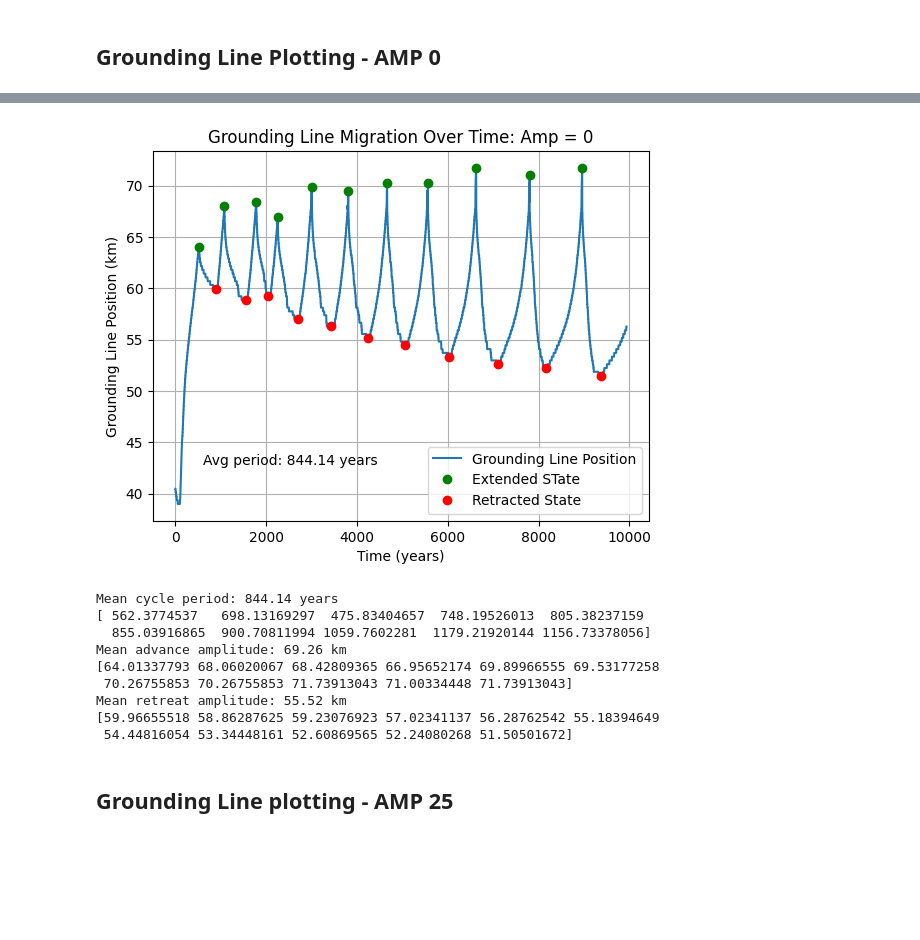
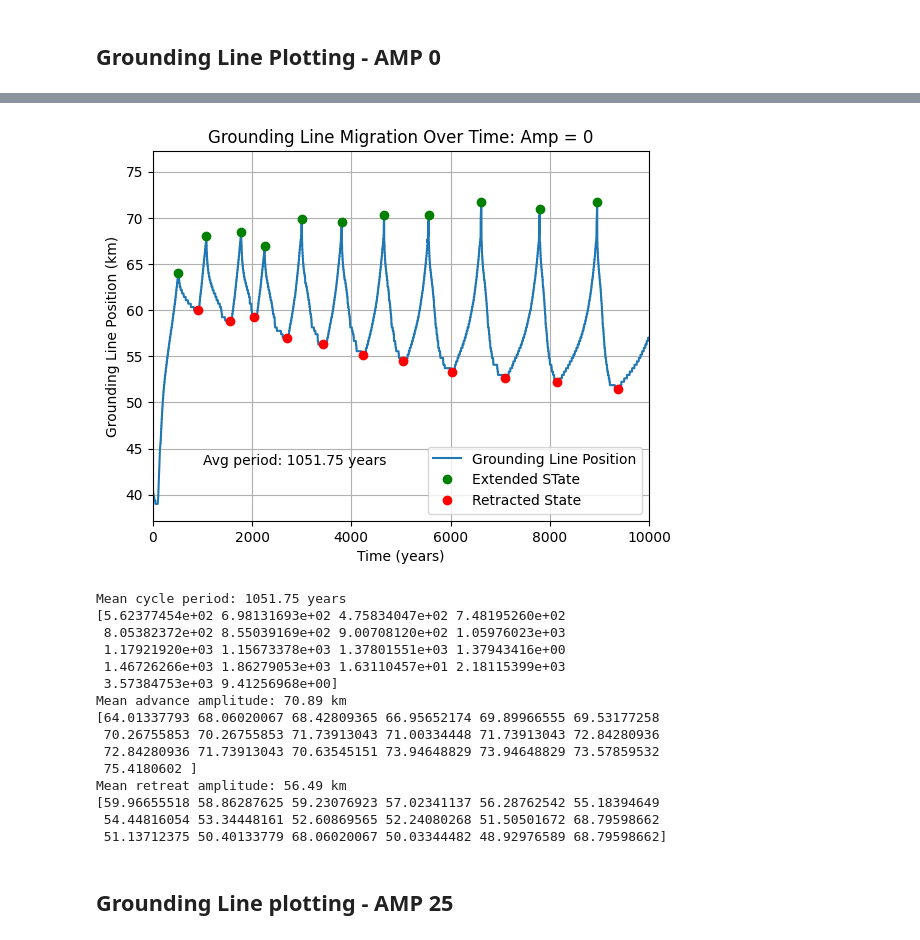
Before and after one commit to ktlix2ski/brinkmodeltest, a Jupyter notebook: Analysis/Amplitude_Tests.ipynb, the cells around one changed output, grey strips where cells are left out. Cells and saved outputs as stored; diff of their text form; code cells hidden in the pictures; blank space fills up the shorter version.

```diff
--- a/Analysis/Amplitude_Tests.ipynb
+++ b/Analysis/Amplitude_Tests.ipynb
@@ -72,6 +72,6 @@ def get_GL_index(gl_array):
 ## Grounding Line Plotting - AMP 0
 # %%
 gl_run_title_0 = str("Grounding Line Evolution Over Time - Bump Amplitude = 0")
-amp_0 = "/media/kayatroyer/KayaDrive/Thesis/OfficialExperimentRuns/AmpTests/Run1_amp0/DATA_Dictionary_2025_02_25__10_56_24.pkl.gz"
+amp_0 = "/home/kayatroyer/Repositories/brinkmodeltest/Output/Variable_Dictionaries/DATA_Dictionary_2025_04_22__00_31_03.pkl.gz"
 with gzip.open(amp_0, 'rb') as f:
     DATA_dict_amp0 = pickle.load(f)
@@ -126,41 +129,48 @@ GL_km_amp_0 = mesh_index_to_km(gl_positions_amp_0)
 # %%
 amp_0_peaks, _ = find_peaks(GL_km_amp_0, prominence=2)
 amp_0_troughs, _ = find_peaks(-GL_km_amp_0, prominence=2)
 amp_0_periods = np.diff(np.array(time)[amp_0_peaks])
 amp_0_adv_dists = GL_km_amp_0[amp_0_peaks]
 amp_0_ret_dists = GL_km_amp_0[amp_0_troughs]
 
 
 plt.plot(time, GL_km_amp_0, label='Grounding Line Position')
 plt.plot(np.array(time)[amp_0_peaks], GL_km_amp_0[amp_0_peaks], 'go', label='Extended STate')
 plt.plot(np.array(time)[amp_0_troughs], GL_km_amp_0[amp_0_troughs], 'ro', label='Retracted State')
 plt.text(0.1, 0.15, f'Avg period: {np.mean(amp_0_periods):.2f} years', transform=plt.gca().transAxes)
 plt.legend()
+plt.xlim(0,10000)
 plt.xlabel("Time (years)")
 plt.ylabel("Grounding Line Position (km)")
 plt.title("Grounding Line Migration Over Time: Amp = 0")
 plt.grid()
 plt.show()
 
 print(f"Mean cycle period: {np.mean(amp_0_periods):.2f} years")
 print(amp_0_periods)
 
 print(f"Mean advance amplitude: {np.mean(amp_0_adv_dists):.2f} km")
 print(amp_0_adv_dists)
 
 print(f"Mean retreat amplitude: {np.mean(amp_0_ret_dists):.2f} km")
 print(amp_0_ret_dists)
 # %% [output]
-[figure, old version]
+[figure, new version]
-Mean cycle period: 844.14 years
-[ 562.3774537   698.13169297  475.83404657  748.19526013  805.38237159
-  855.03916865  900.70811994 1059.7602281  1179.21920144 1156.73378056]
-Mean advance amplitude: 69.26 km
+Mean cycle period: 1051.75 years
+[5.62377454e+02 6.98131693e+02 4.75834047e+02 7.48195260e+02
+ 8.05382372e+02 8.55039169e+02 9.00708120e+02 1.05976023e+03
+ 1.17921920e+03 1.15673378e+03 1.37801551e+03 1.37943416e+00
+ 1.46726266e+03 1.86279053e+03 1.63110457e+01 2.18115399e+03
+ 3.57384753e+03 9.41256968e+00]
+Mean advance amplitude: 70.89 km
 [64.01337793 68.06020067 68.42809365 66.95652174 69.89966555 69.53177258
- 70.26755853 70.26755853 71.73913043 71.00334448 71.73913043]
-Mean retreat amplitude: 55.52 km
+ 70.26755853 70.26755853 71.73913043 71.00334448 71.73913043 72.84280936
+ 72.84280936 71.73913043 70.63545151 73.94648829 73.94648829 73.57859532
+ 75.4180602 ]
+Mean retreat amplitude: 56.49 km
 [59.96655518 58.86287625 59.23076923 57.02341137 56.28762542 55.18394649
- 54.44816054 53.34448161 52.60869565 52.24080268 51.50501672]
+ 54.44816054 53.34448161 52.60869565 52.24080268 51.50501672 68.79598662
+ 51.13712375 50.40133779 68.06020067 50.03344482 48.92976589 68.79598662]
 # %% [markdown]
 ## Grounding Line plotting - AMP 25
 # %%
```
Also changed, not shown: parts of 7 cells of this notebook, 3 other files.
